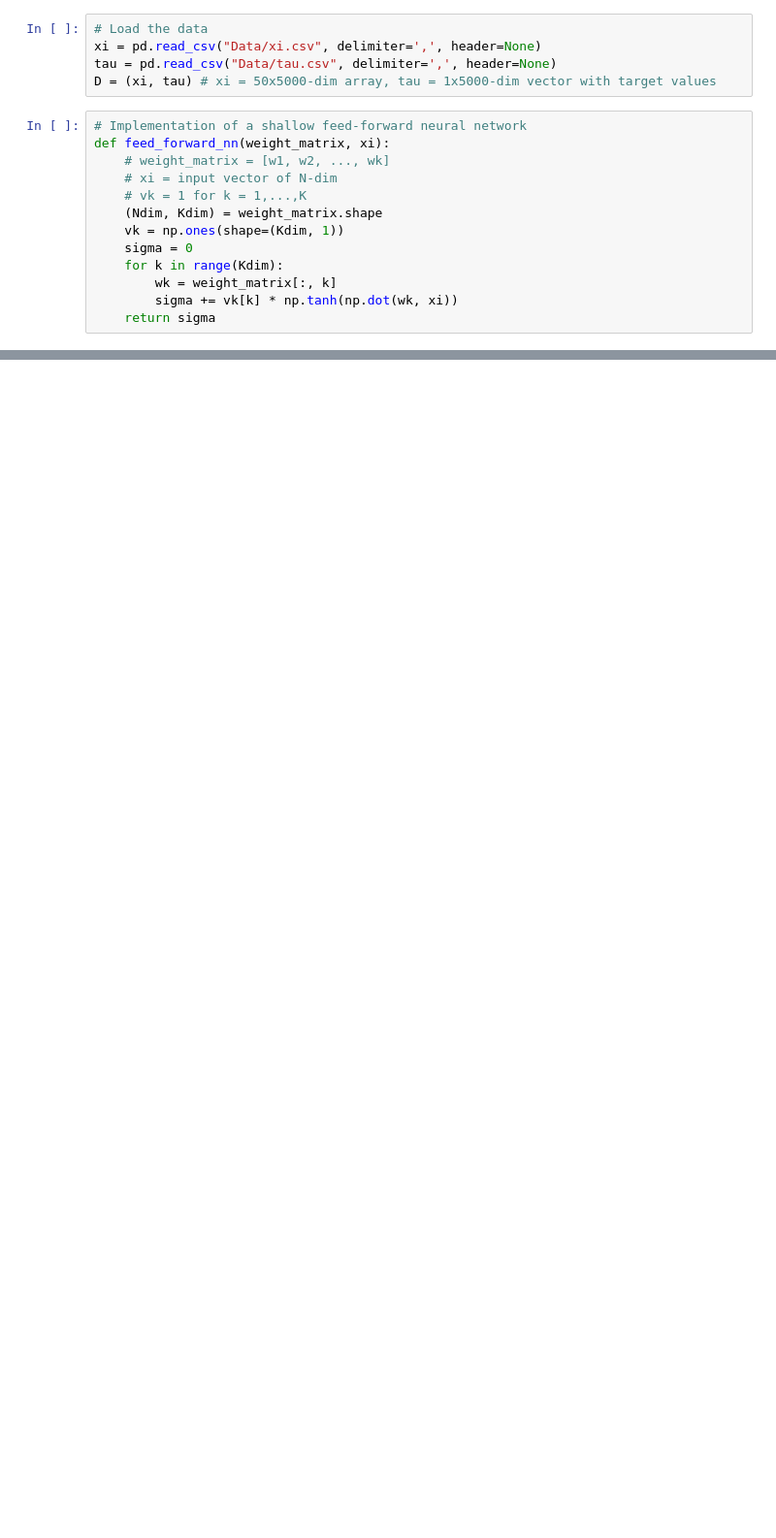
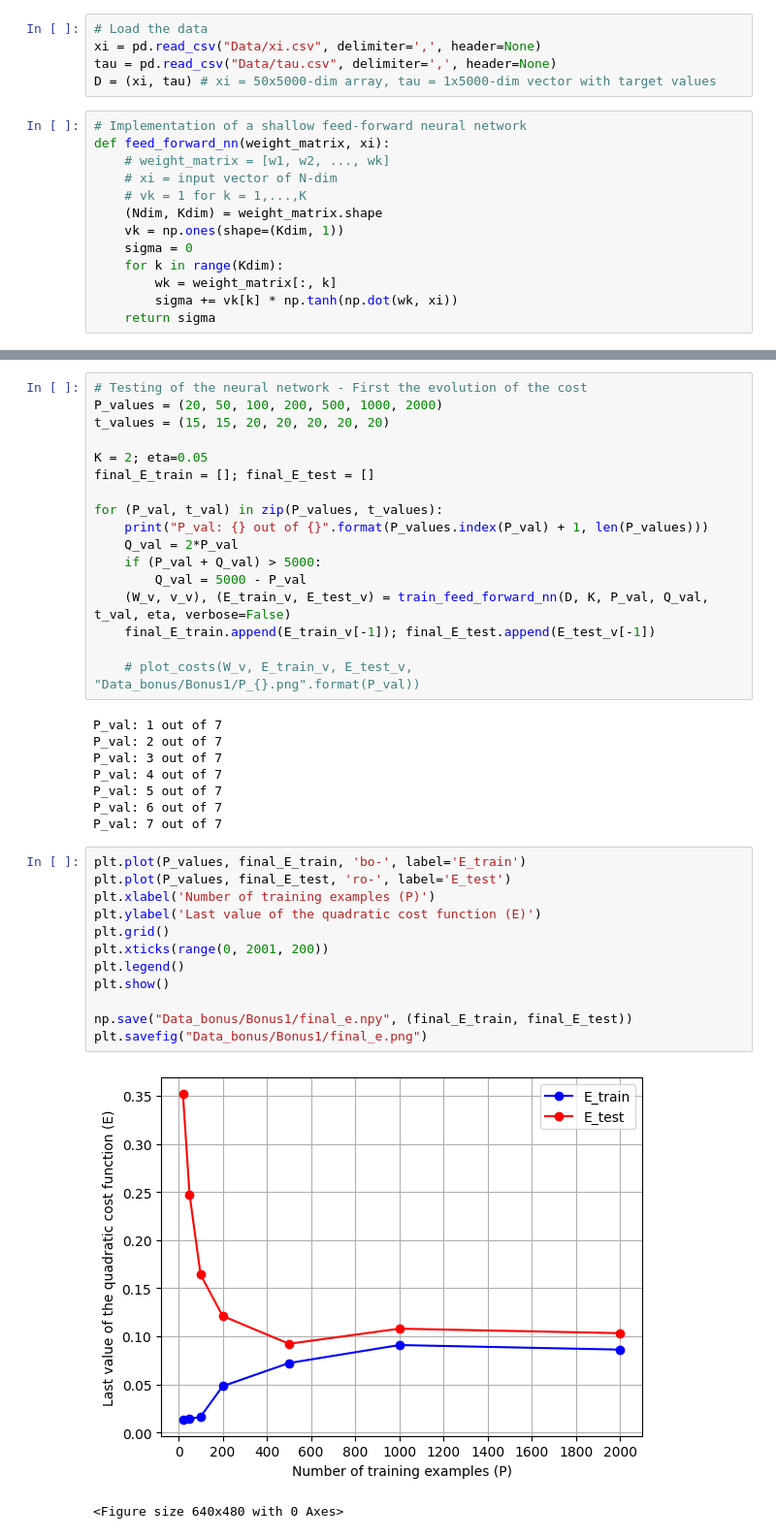
Before and after one commit to alsanron/NN-A3-Learning_by_gradient_descent, a Jupyter notebook: main.ipynb, the cells around one changed output, grey strips where cells are left out. Shown at 97% size. Drawn from its saved outputs; the diff is of its cells as text; blank space fills up the shorter version.

Commit message:
Bonus points 1,2 added

```diff
--- a/main.ipynb
+++ b/main.ipynb
@@ -138,0 +137,40 @@ plot_weights(W)
+# %%
+# Testing of the neural network - First the evolution of the cost
+P_values = (20, 50, 100, 200, 500, 1000, 2000)
+t_values = (15, 15, 20, 20, 20, 20, 20)
+
+K = 2; eta=0.05
+final_E_train = []; final_E_test = []
+
+for (P_val, t_val) in zip(P_values, t_values):
+    print("P_val: {} out of {}".format(P_values.index(P_val) + 1, len(P_values)))
+    Q_val = 2*P_val
+    if (P_val + Q_val) > 5000:
+        Q_val = 5000 - P_val
+    (W_v, v_v), (E_train_v, E_test_v) = train_feed_forward_nn(D, K, P_val, Q_val, t_val, eta, verbose=False)
+    final_E_train.append(E_train_v[-1]); final_E_test.append(E_test_v[-1])
+
+    # plot_costs(W_v, E_train_v, E_test_v, "Data_bonus/Bonus1/P_{}.png".format(P_val))
+# %% [output]
+P_val: 1 out of 7
+P_val: 2 out of 7
+P_val: 3 out of 7
+P_val: 4 out of 7
+P_val: 5 out of 7
+P_val: 6 out of 7
+P_val: 7 out of 7
+# %%
+plt.plot(P_values, final_E_train, 'bo-', label='E_train')
+plt.plot(P_values, final_E_test, 'ro-', label='E_test')
+plt.xlabel('Number of training examples (P)')
+plt.ylabel('Last value of the quadratic cost function (E)')
+plt.grid()
+plt.xticks(range(0, 2001, 200))
+plt.legend()
+plt.show()
+
+np.save("Data_bonus/Bonus1/final_e.npy", (final_E_train, final_E_test))
+plt.savefig("Data_bonus/Bonus1/final_e.png")
+# %% [output]
+[figure, added]
+<Figure size 640x480 with 0 Axes>
```
Also changed, not shown: parts of 11 cells of this notebook, 16 other files.
